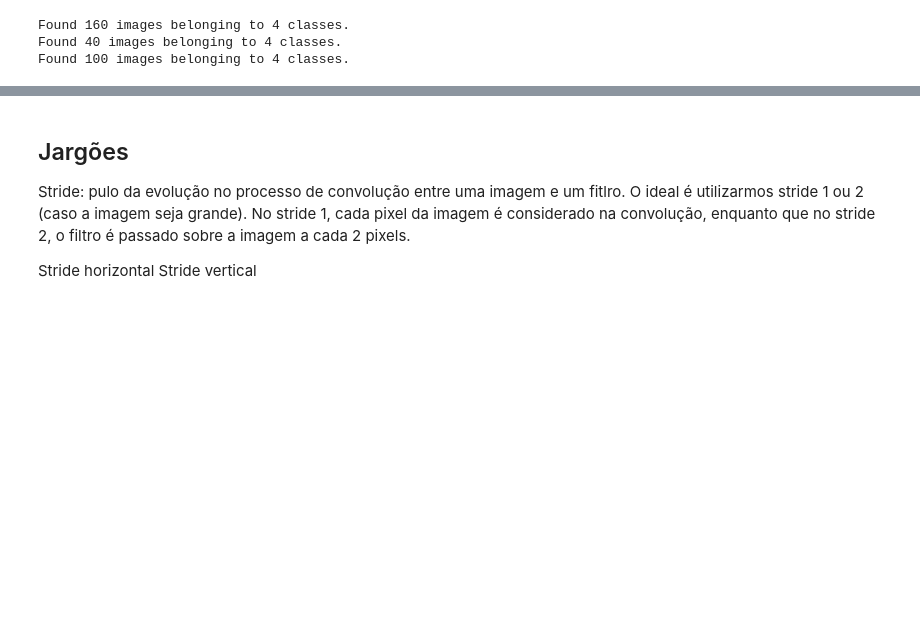
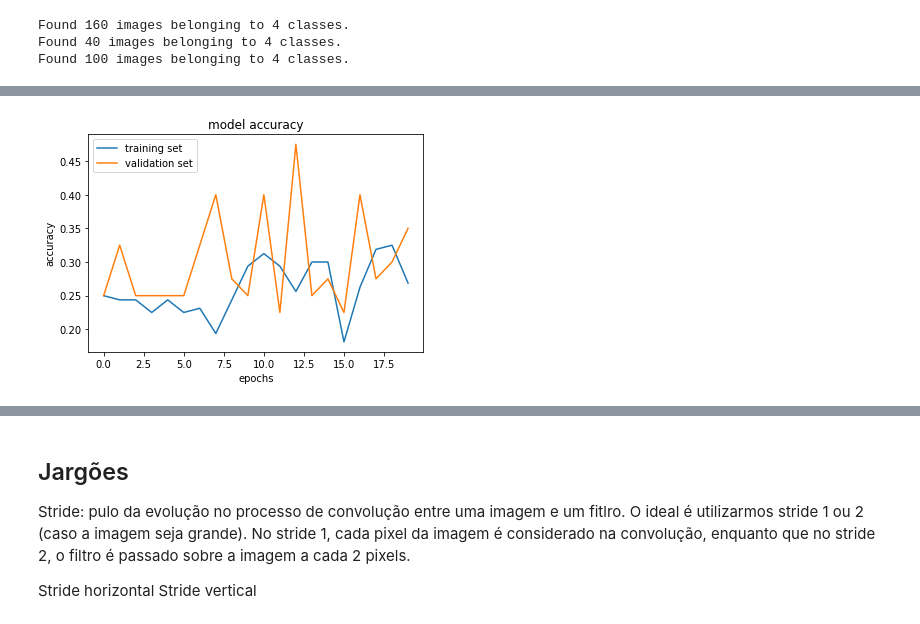
Before and after one commit to viniciusrpb/cic0193_machine_learning, a Jupyter notebook: cap9_2_first_cnns.ipynb, the cells around one changed output, grey strips where cells are left out. Drawn from its saved outputs; the diff is of its cells as text; code cells hidden in the pictures; blank space fills up the shorter version.

```diff
--- a/cap9_2_first_cnns.ipynb
+++ b/cap9_2_first_cnns.ipynb
@@ -36,17 +41,25 @@ train_datagen = ImageDataGenerator(rescale=1./255.,
                                    vertical_flip=True,
                                    validation_split=0.2)
 
+validation_datagen = ImageDataGenerator(
+    rescale=1./255,
+    validation_split=0.2)
+
 test_datagen = ImageDataGenerator(rescale=1./255.)
 
 train_set = train_datagen.flow_from_directory("leafs/train",
                                               subset='training',
+                                              seed=42,
                                               target_size=(128,128),
                                               class_mode="categorical",
+                                              shuffle=True,
                                               batch_size=32)
 
-validation_set = train_datagen.flow_from_directory("leafs/train",
+validation_set = validation_datagen.flow_from_directory("leafs/train",
                                               subset='validation',
                                               target_size=(128,128),
+                                              seed=42,
+                                              shuffle=True,
                                               class_mode="categorical",
                                               batch_size=32)
 
@@ -61,7 +74,7 @@ Found 100 images belonging to 4 classes.
 # %%
 kernel_dimensions = (5,5)
 tam_strides = (1,1)
-number_filters = 50
+number_filters = 100
 number_of_neurons = 30
 
 num_classes = 4
@@ -69,6 +82,10 @@ num_classes = 4
 model = Sequential()
 
 model.add(Conv2D(filters=number_filters,padding="same",kernel_size=kernel_dimensions,input_shape=(128,128,3)))
+model.add(Activation('relu'))
+model.add(MaxPooling2D(2,2))
+
+model.add(Conv2D(filters=50,padding="same",kernel_size=kernel_dimensions))
 model.add(Activation('relu'))
 model.add(MaxPooling2D(2,2))
 
@@ -111,6 +128,6 @@ sgd = SGD(learning_rate=0.1)
 
 model.compile(loss='categorical_crossentropy',optimizer=sgd,metrics=['accuracy'])
 # %%
-model.fit(train_set,validation_data=validation_set,epochs=20)
+history = model.fit(train_set,validation_data=validation_set,epochs=20)
 # %% [output]
 Epoch 1/20
@@ -133,0 +150,10 @@ Epoch 20/20
+# %%
+plt.plot(history.history['accuracy'])
+plt.plot(history.history['val_accuracy'])
+plt.title('model accuracy')
+plt.ylabel('accuracy')
+plt.xlabel('epochs')
+plt.legend(['training set', 'validation set'], loc='upper left')
+plt.show()
+# %% [output]
+[figure, added]
```
Also changed, not shown: parts of 7 cells of this notebook.
